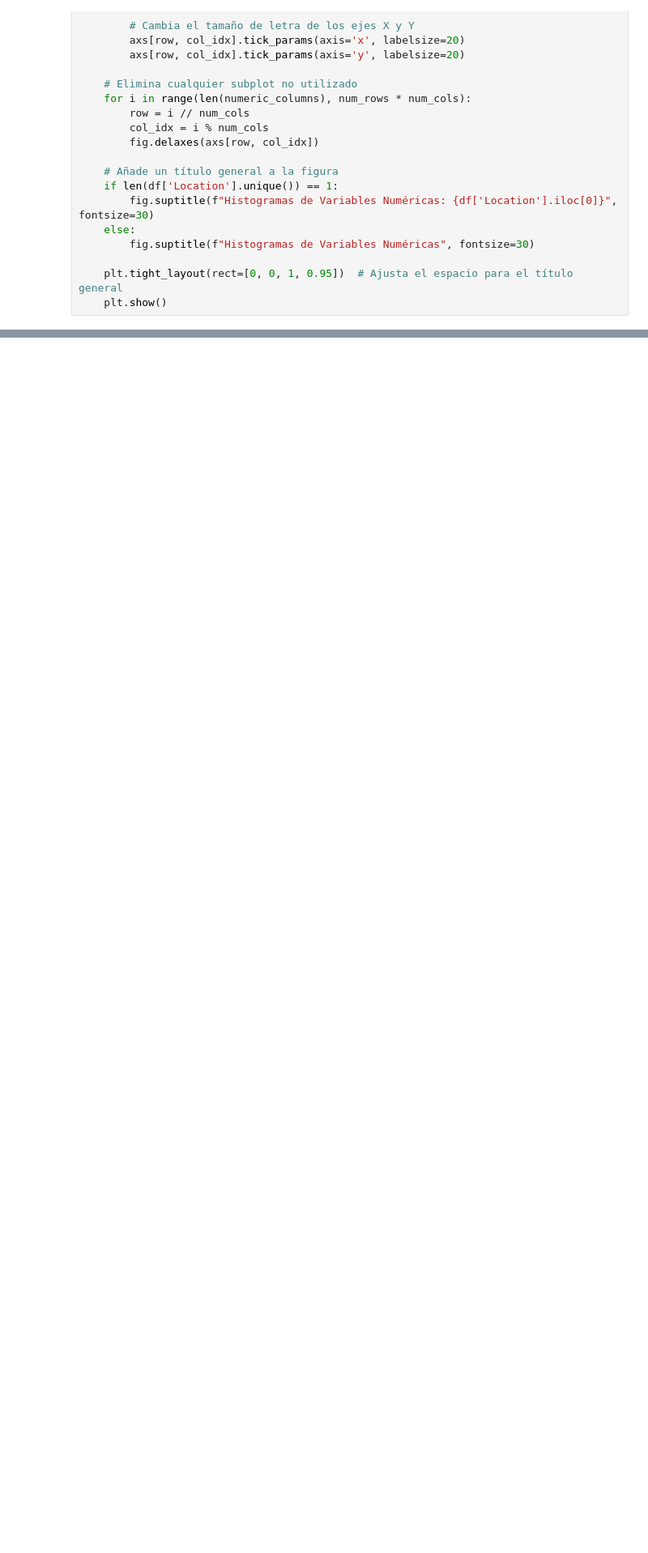
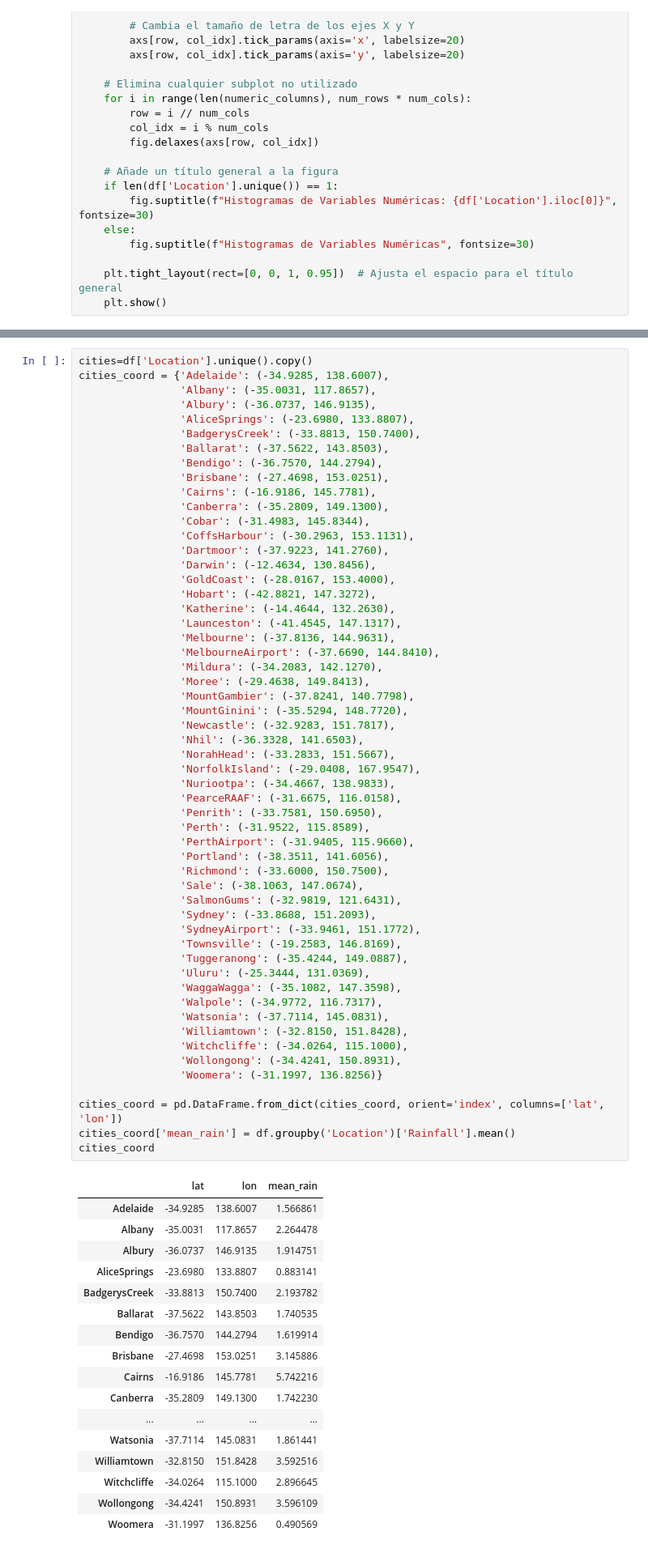
Before and after one commit to augustofarias2/tp_apat, a Jupyter notebook: practico.ipynb, the cells around one changed output, grey strips where cells are left out. Shown at 81% size. Drawn from its saved outputs; the diff is of its cells as text; blank space fills up the shorter version.

```diff
--- a/practico.ipynb
+++ b/practico.ipynb
@@ -142,0 +156,73 @@ plot_variables(df)
+# %%
+cities=df['Location'].unique().copy()
+cities_coord = {'Adelaide': (-34.9285, 138.6007),
+                'Albany': (-35.0031, 117.8657),
+                'Albury': (-36.0737, 146.9135),
+                'AliceSprings': (-23.6980, 133.8807),
+                'BadgerysCreek': (-33.8813, 150.7400),
+                'Ballarat': (-37.5622, 143.8503),
+                'Bendigo': (-36.7570, 144.2794),
+                'Brisbane': (-27.4698, 153.0251),
+                'Cairns': (-16.9186, 145.7781),
+                'Canberra': (-35.2809, 149.1300),
+                'Cobar': (-31.4983, 145.8344),
+                'CoffsHarbour': (-30.2963, 153.1131),
+                'Dartmoor': (-37.9223, 141.2760),
+                'Darwin': (-12.4634, 130.8456),
+                'GoldCoast': (-28.0167, 153.4000),
+                'Hobart': (-42.8821, 147.3272),
+                'Katherine': (-14.4644, 132.2630),
+                'Launceston': (-41.4545, 147.1317),
+                'Melbourne': (-37.8136, 144.9631),
+                'MelbourneAirport': (-37.6690, 144.8410),
+                'Mildura': (-34.2083, 142.1270),
+                'Moree': (-29.4638, 149.8413),
+                'MountGambier': (-37.8241, 140.7798),
+                'MountGinini': (-35.5294, 148.7720),
+                'Newcastle': (-32.9283, 151.7817),
+                'Nhil': (-36.3328, 141.6503),
+                'NorahHead': (-33.2833, 151.5667),
+                'NorfolkIsland': (-29.0408, 167.9547),
+                'Nuriootpa': (-34.4667, 138.9833),
+                'PearceRAAF': (-31.6675, 116.0158),
+                'Penrith': (-33.7581, 150.6950),
+                'Perth': (-31.9522, 115.8589),
+                'PerthAirport': (-31.9405, 115.9660),
+                'Portland': (-38.3511, 141.6056),
+                'Richmond': (-33.6000, 150.7500),
+                'Sale': (-38.1063, 147.0674),
+                'SalmonGums': (-32.9819, 121.6431),
+                'Sydney': (-33.8688, 151.2093),
+                'SydneyAirport': (-33.9461, 151.1772),
+                'Townsville': (-19.2583, 146.8169),
+                'Tuggeranong': (-35.4244, 149.0887),
+                'Uluru': (-25.3444, 131.0369),
+                'WaggaWagga': (-35.1082, 147.3598),
+                'Walpole': (-34.9772, 116.7317),
+                'Watsonia': (-37.7114, 145.0831),
+                'Williamtown': (-32.8150, 151.8428),
+                'Witchcliffe': (-34.0264, 115.1000),
+                'Wollongong': (-34.4241, 150.8931),
+                'Woomera': (-31.1997, 136.8256)}
+
+cities_coord = pd.DataFrame.from_dict(cities_coord, orient='index', columns=['lat', 'lon'])
+cities_coord['mean_rain'] = df.groupby('Location')['Rainfall'].mean()
+cities_coord
+# %% [output]
+|  | lat | lon | mean_rain |
+| Adelaide | -34.9285 | 138.6007 | 1.566861 |
+| Albany | -35.0031 | 117.8657 | 2.264478 |
+| Albury | -36.0737 | 146.9135 | 1.914751 |
+| AliceSprings | -23.6980 | 133.8807 | 0.883141 |
+| BadgerysCreek | -33.8813 | 150.7400 | 2.193782 |
+| Ballarat | -37.5622 | 143.8503 | 1.740535 |
+| Bendigo | -36.7570 | 144.2794 | 1.619914 |
+| Brisbane | -27.4698 | 153.0251 | 3.145886 |
+| Cairns | -16.9186 | 145.7781 | 5.742216 |
+| Canberra | -35.2809 | 149.1300 | 1.742230 |
+| ... | ... | ... | ... |
+| Watsonia | -37.7114 | 145.0831 | 1.861441 |
+| Williamtown | -32.8150 | 151.8428 | 3.592516 |
+| Witchcliffe | -34.0264 | 115.1000 | 2.896645 |
+| Wollongong | -34.4241 | 150.8931 | 3.596109 |
+| Woomera | -31.1997 | 136.8256 | 0.490569 |
```
Also changed, not shown: parts of 6 cells of this notebook, 6 other files.
